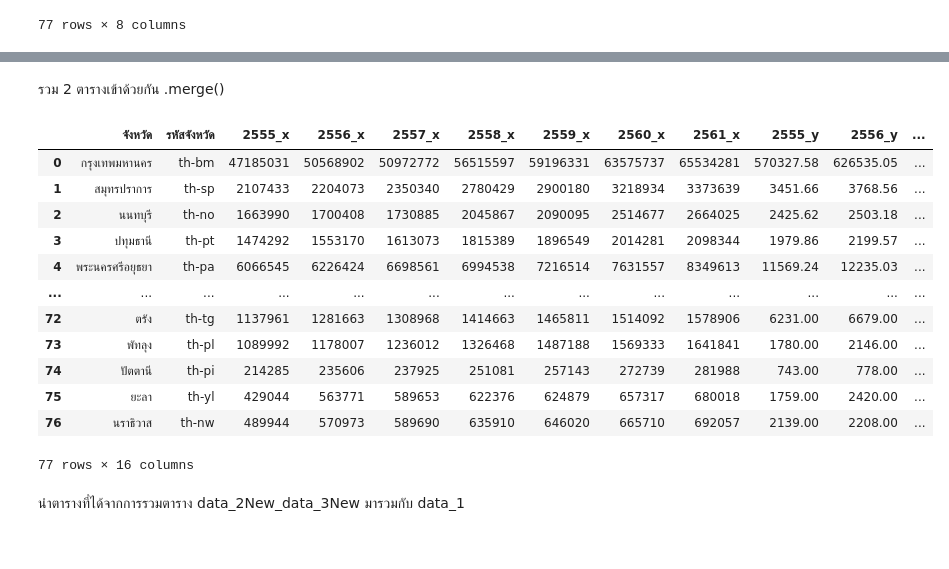
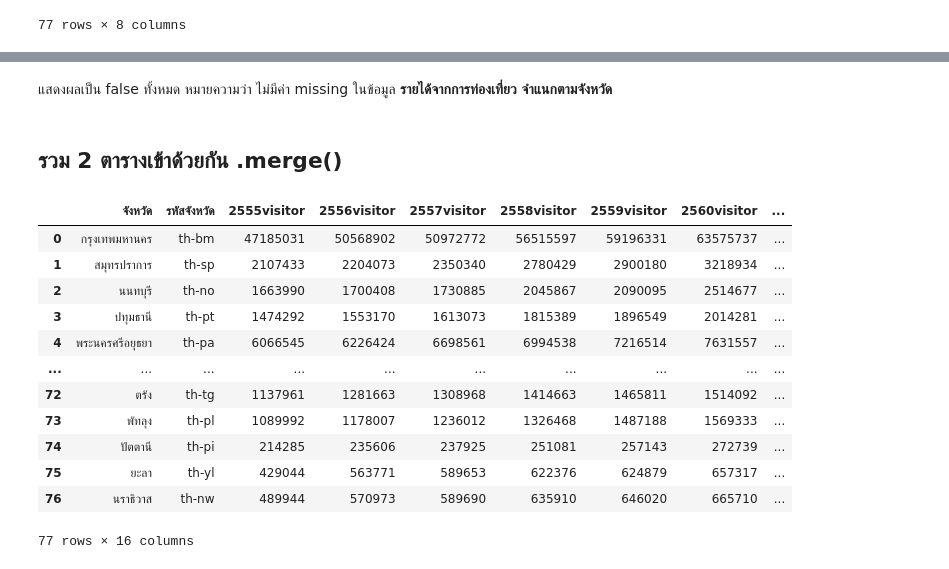
Before and after one commit to PhinyadaPhen/DWDM21, a Jupyter notebook: ProjectG.ipynb, the cells around one changed output, grey strips where cells are left out. Saved outputs shown, nothing was run; the diff lists cells and outputs as text; code cells hidden in the pictures.

```diff
--- a/ProjectG.ipynb
+++ b/ProjectG.ipynb
@@ -59,8 +96,8 @@ data_2
 # %% [markdown]
 ตัดตารางข้อมูลของ data_2 เลือกเฉพาะข้อมูลปี 2555-2561
 # %%
-data_2New = data_2[['จังหวัด','รหัสจังหวัด','2555','2556','2557','2558','2559','2560','2561']] # ผู้เยี่ยมเยือน จำแนกตามจังหวัด
-data_2New
+data_visitor = data_2[['จังหวัด','รหัสจังหวัด','2555','2556','2557','2558','2559','2560','2561']] # ผู้เยี่ยมเยือน จำแนกตามจังหวัด
+data_visitor
 # %% [output]
 |  | จังหวัด | รหัสจังหวัด | 2555 | 2556 | 2557 | 2558 | 2559 | 2560 | 2561 |
 | 0 | กรุงเทพมหานคร | th-bm | 47185031 | 50568902 | 50972772 | 56515597 | 59196331 | 63575737 | 65534281 |
@@ -77,0 +117,8 @@ data_2New
+# %%
+data_visitor.rename(columns={'2555':'2555visitor'},inplace=True)
+data_visitor.rename(columns={'2556':'2556visitor'},inplace=True)
+data_visitor.rename(columns={'2557':'2557visitor'},inplace=True)
+data_visitor.rename(columns={'2558':'2558visitor'},inplace=True)
+data_visitor.rename(columns={'2559':'2559visitor'},inplace=True)
+data_visitor.rename(columns={'2560':'2560visitor'},inplace=True)
+data_visitor.rename(columns={'2561':'2561visitor'},inplace=True)
@@ -95,8 +182,8 @@ data_3
 # %% [markdown]
 ตัดตารางข้อมูลของ data_3 เลือกเฉพาะข้อมูลปี 2555-2561
 # %%
-data_3New = data_3[['รหัสจังหวัด','2555','2556','2557','2558','2559','2560','2561']] # รายได้จากการท่องเที่ยว จำแนกตามจังหวัด
-data_3New
+data_income = data_3[['รหัสจังหวัด','2555','2556','2557','2558','2559','2560','2561']] #รายได้จากการท่องเที่ยว จำแนกตามจังหวัด
+data_income
 # %% [output]
 |  | รหัสจังหวัด | 2555 | 2556 | 2557 | 2558 | 2559 | 2560 | 2561 |
 | 0 | th-bm | 570327.58 | 626535.05 | 634803.16 | 730318.31 | 822454.21 | 947946.30000 | 1051118.51 |
@@ -113,0 +203,8 @@ data_3New
+# %%
+data_income.rename(columns={'2555':'2555income'},inplace=True)
+data_income.rename(columns={'2556':'2556income'},inplace=True)
+data_income.rename(columns={'2557':'2557income'},inplace=True)
+data_income.rename(columns={'2558':'2558income'},inplace=True)
+data_income.rename(columns={'2559':'2559income'},inplace=True)
+data_income.rename(columns={'2560':'2560income'},inplace=True)
+data_income.rename(columns={'2561':'2561income'},inplace=True)
@@ -114,21 +246,21 @@ data_3New
+# %% [markdown]
+แสดงผลเป็น false ทั้งหมด หมายความว่า ไม่มีค่า missing ในข้อมูล **รายได้จากการท่องเที่ยว จำแนกตามจังหวัด**
 # %% [markdown]
-รวม 2 ตารางเข้าด้วยกัน .merge()
+## รวม 2 ตารางเข้าด้วยกัน .merge()
 # %%
-merged_data_2New_data_3New = data_2New.merge(data_3New,how='left',left_on='รหัสจังหวัด',right_on='รหัสจังหวัด')
-merged_data_2New_data_3New
+merged_data_visitor_data_income = data_visitor.merge(data_income,how='left',left_on='รหัสจังหวัด',right_on='รหัสจังหวัด')
+merged_data_visitor_data_income
 # %% [output]
-|  | จังหวัด | รหัสจังหวัด | 2555_x | 2556_x | 2557_x | 2558_x | 2559_x | 2560_x | 2561_x | 2555_y | 2556_y | ... |
-| 0 | กรุงเทพมหานคร | th-bm | 47185031 | 50568902 | 50972772 | 56515597 | 59196331 | 63575737 | 65534281 | 570327.58 | 626535.05 | ... |
-| 1 | สมุทรปราการ | th-sp | 2107433 | 2204073 | 2350340 | 2780429 | 2900180 | 3218934 | 3373639 | 3451.66 | 3768.56 | ... |
-| 2 | นนทบุรี | th-no | 1663990 | 1700408 | 1730885 | 2045867 | 2090095 | 2514677 | 2664025 | 2425.62 | 2503.18 | ... |
-| 3 | ปทุมธานี | th-pt | 1474292 | 1553170 | 1613073 | 1815389 | 1896549 | 2014281 | 2098344 | 1979.86 | 2199.57 | ... |
-| 4 | พระนครศรีอยุธยา | th-pa | 6066545 | 6226424 | 6698561 | 6994538 | 7216514 | 7631557 | 8349613 | 11569.24 | 12235.03 | ... |
-| ... | ... | ... | ... | ... | ... | ... | ... | ... | ... | ... | ... | ... |
-| 72 | ตรัง | th-tg | 1137961 | 1281663 | 1308968 | 1414663 | 1465811 | 1514092 | 1578906 | 6231.00 | 6679.00 | ... |
-| 73 | พัทลุง | th-pl | 1089992 | 1178007 | 1236012 | 1326468 | 1487188 | 1569333 | 1641841 | 1780.00 | 2146.00 | ... |
-| 74 | ปัตตานี | th-pi | 214285 | 235606 | 237925 | 251081 | 257143 | 272739 | 281988 | 743.00 | 778.00 | ... |
-| 75 | ยะลา | th-yl | 429044 | 563771 | 589653 | 622376 | 624879 | 657317 | 680018 | 1759.00 | 2420.00 | ... |
-| 76 | นราธิวาส | th-nw | 489944 | 570973 | 589690 | 635910 | 646020 | 665710 | 692057 | 2139.00 | 2208.00 | ... |
+|  | จังหวัด | รหัสจังหวัด | 2555visitor | 2556visitor | 2557visitor | 2558visitor | 2559visitor | 2560visitor | ... |
+| 0 | กรุงเทพมหานคร | th-bm | 47185031 | 50568902 | 50972772 | 56515597 | 59196331 | 63575737 | ... |
+| 1 | สมุทรปราการ | th-sp | 2107433 | 2204073 | 2350340 | 2780429 | 2900180 | 3218934 | ... |
+| 2 | นนทบุรี | th-no | 1663990 | 1700408 | 1730885 | 2045867 | 2090095 | 2514677 | ... |
+| 3 | ปทุมธานี | th-pt | 1474292 | 1553170 | 1613073 | 1815389 | 1896549 | 2014281 | ... |
+| 4 | พระนครศรีอยุธยา | th-pa | 6066545 | 6226424 | 6698561 | 6994538 | 7216514 | 7631557 | ... |
+| ... | ... | ... | ... | ... | ... | ... | ... | ... | ... |
+| 72 | ตรัง | th-tg | 1137961 | 1281663 | 1308968 | 1414663 | 1465811 | 1514092 | ... |
+| 73 | พัทลุง | th-pl | 1089992 | 1178007 | 1236012 | 1326468 | 1487188 | 1569333 | ... |
+| 74 | ปัตตานี | th-pi | 214285 | 235606 | 237925 | 251081 | 257143 | 272739 | ... |
+| 75 | ยะลา | th-yl | 429044 | 563771 | 589653 | 622376 | 624879 | 657317 | ... |
+| 76 | นราธิวาส | th-nw | 489944 | 570973 | 589690 | 635910 | 646020 | 665710 | ... |
 77 rows × 16 columns
-# %% [markdown]
-นำตารางที่ได้จากการรวมตาราง data_2New_data_3New มารวมกับ data_1
```
Also changed, not shown: parts of 33 cells of this notebook.
